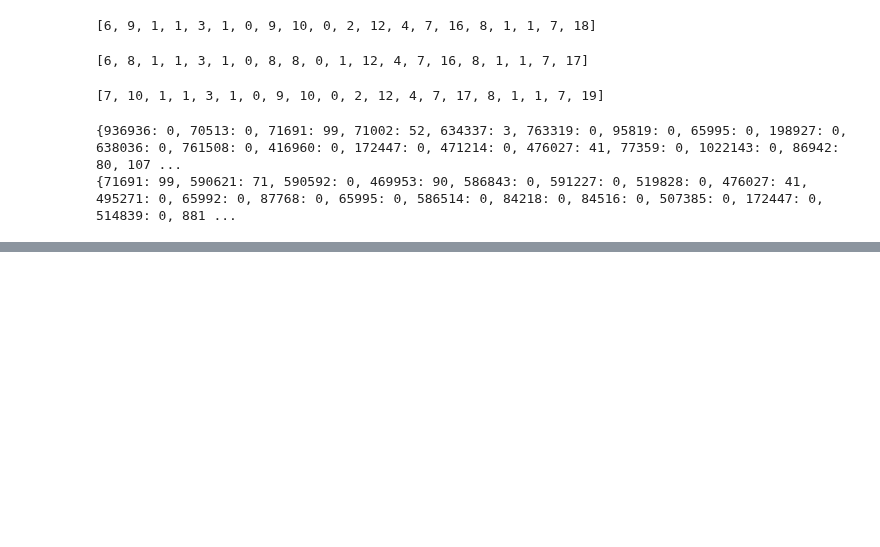
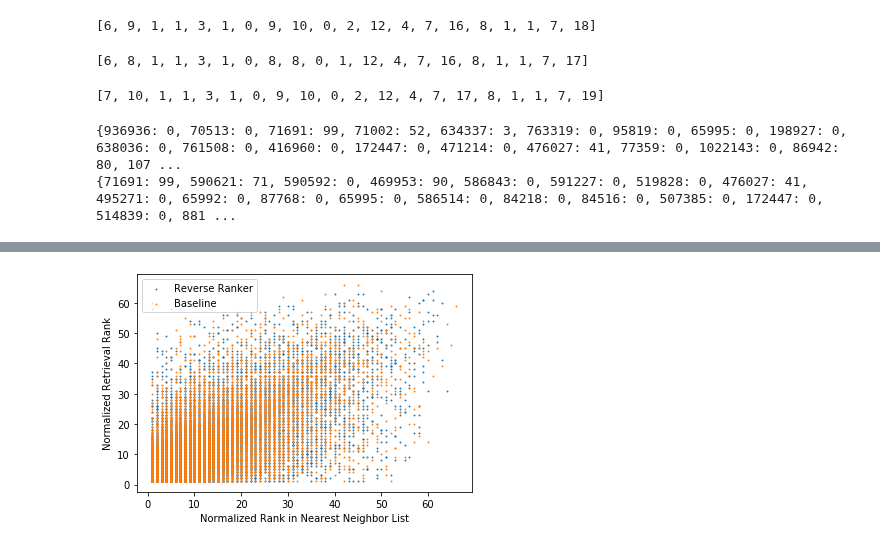
Before and after one commit to Chipxiang/search-exposure, a Jupyter notebook: reverse_ranker/evaluate_reverse_ranker.ipynb, the cells around one changed output, grey strips where cells are left out. Drawn from its saved outputs; the diff is of its cells as text; code cells hidden in the pictures; blank space fills up the shorter version.

```diff
--- a/reverse_ranker/evaluate_reverse_ranker.ipynb
+++ b/reverse_ranker/evaluate_reverse_ranker.ipynb
@@ -370,0 +477,13 @@ print(forward_baseline_rank_test1[pid])
+# %%
+def compare_normalized_rank(near_rank, reverse_rank, near_rank_base, reverse_rank_base):
+    plt.scatter(near_rank, reverse_rank, label="Reverse Ranker", s=0.8)
+    plt.scatter(near_rank_base, reverse_rank_base, label="Baseline", s=0.8)
+    plt.xlabel("Normalized Rank in Nearest Neighbor List")
+    plt.ylabel("Normalized Retrieval Rank")
+    plt.legend()
+    plt.show()
+# %%
+compare_normalized_rank(normalized_near_rank_pred, normalized_reverse_rank_pred,
+                        normalized_near_rank_baseline, normalized_reverse_rank_baseline)
+# %% [output]
+[figure, added]
```
Also changed, not shown: parts of 18 cells of this notebook.
